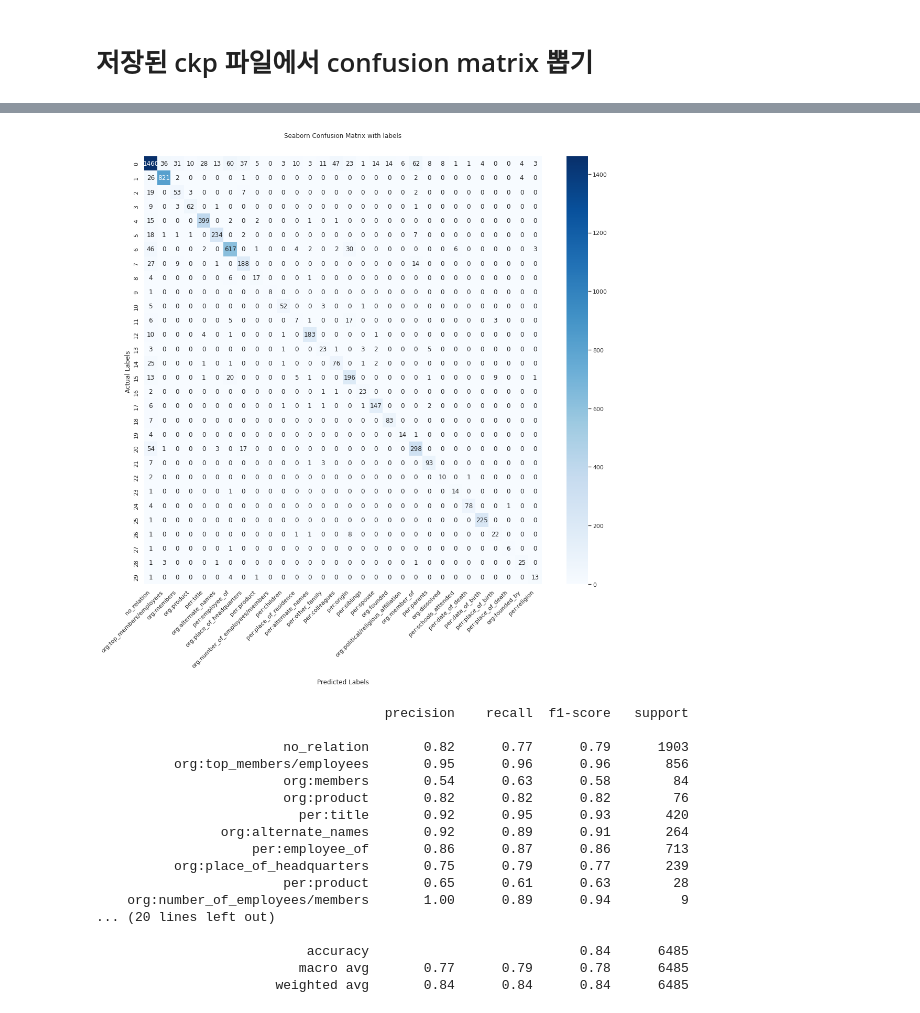
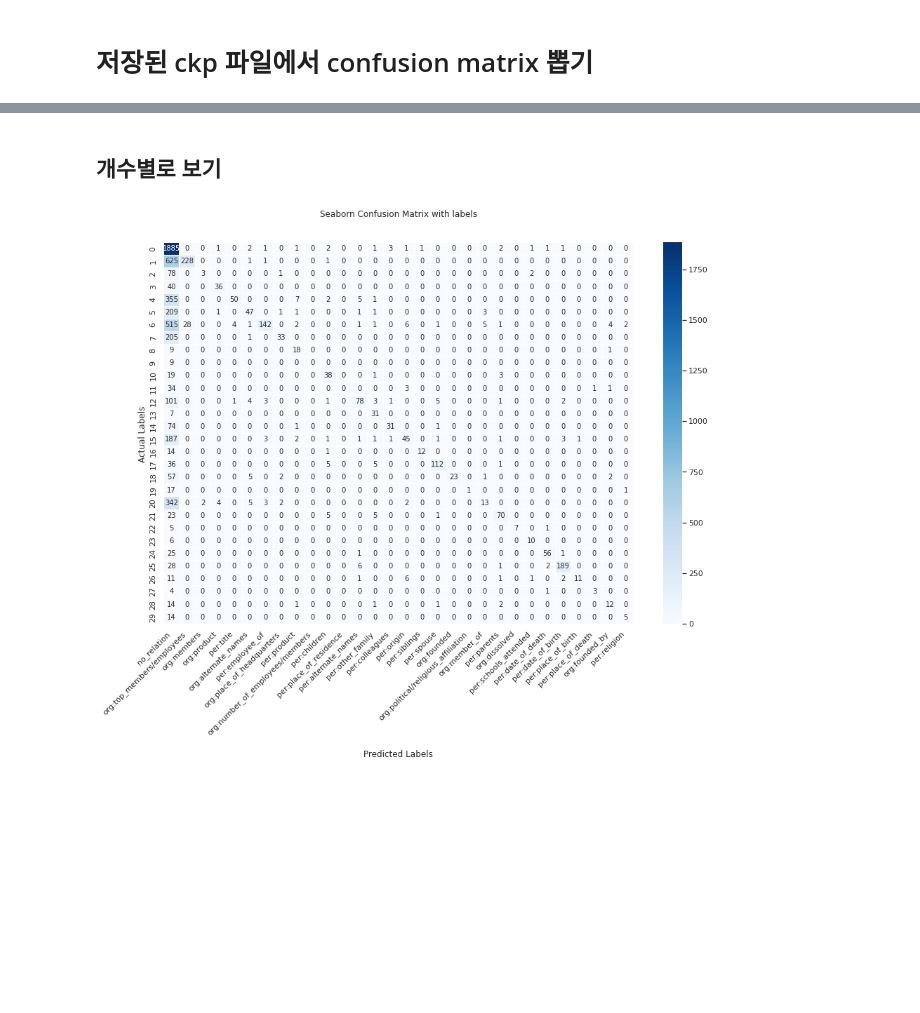
Before and after one commit to boostcampaitech3/level2-klue-level2-nlp-09, a Jupyter notebook: confusion_matrix.ipynb, the cells around one changed output, grey strips where cells are left out. Drawn from its saved outputs; the diff is of its cells as text; code cells hidden in the pictures; blank space fills up the shorter version.

Commit message:
test: plot confusion matrix

```diff
--- a/confusion_matrix.ipynb
+++ b/confusion_matrix.ipynb
@@ -42,7 +42,8 @@ if marking_mode != "normal" and  marking_mode != "typed_entity_punc":
 
 ## load my model
 ### confusion matrix를 뽑을 ckp파일 경로를 설정해주세요!!!!!
-ckp_dir = "/opt/ml/level2-klue-level2-nlp-09-old/results/checkpoint-4000"
+# ckp_dir = "/opt/ml/level2-klue-level2-nlp-09-old/results/checkpoint-4000"
+ckp_dir = "./results/checkpoint-3500"
 model =  AutoModelForSequenceClassification.from_pretrained(ckp_dir)
 # model.parameters
 model.to(device)
@@ -106,40 +107,22 @@ val_nums_arr = np.array(val_nums)
 pred_answer_arr = np.array(pred_answer)
 
 cm = metrics.confusion_matrix(val_nums_arr, pred_answer_arr)
-
-
-# plot
-sns.set(rc={'figure.figsize':(17, 15)})
-# sns.set(rc={'figure.figsize':(15, 10)})
-
-ax = sns.heatmap(cm, annot=True, cmap='Blues', fmt="d")
-ax.set_title('Seaborn Confusion Matrix with labels\n\n');
-ax.set_xlabel('\nPredicted Labels')
-ax.set_ylabel('Actual Labels ');
-
-ax.xaxis.set_ticklabels(label_list, rotation=45, ha="right")
-plt.show()
+cm_ans = metrics.confusion_matrix(val_nums_arr, val_nums_arr)
-# %% [output]
-[figure, removed]
-# %%
-# precision, recall, f1-score 출력
-
-print(classification_report(val_nums, pred_answer, target_names=label_list))
-# %% [output]
-                                     precision    recall  f1-score   support
-
-                        no_relation       0.82      0.77      0.79      1903
-          org:top_members/employees       0.95      0.96      0.96       856
-                        org:members       0.54      0.63      0.58        84
-                        org:product       0.82      0.82      0.82        76
-                          per:title       0.92      0.95      0.93       420
-                org:alternate_names       0.92      0.89      0.91       264
-                    per:employee_of       0.86      0.87      0.86       713
-          org:place_of_headquarters       0.75      0.79      0.77       239
-                        per:product       0.65      0.61      0.63        28
-    org:number_of_employees/members       1.00      0.89      0.94         9
-... (20 lines left out)
-
-                           accuracy                           0.84      6485
-                          macro avg       0.77      0.79      0.78      6485
-                       weighted avg       0.84      0.84      0.84      6485
+# %% [markdown]
+## 개수별로 보기
+# %%
+# plot
+# sns.set(rc={'figure.figsize':(17, 15)})
+sns.set(rc={'figure.figsize':(15, 10)})
+
+ax = sns.heatmap(cm, annot=True, cmap='Blues', fmt="d",
+                linewidths=.5,
+                annot_kws={"size": 10})
+ax.set_title('Seaborn Confusion Matrix with labels\n\n');
+ax.set_xlabel('\nPredicted Labels')
+ax.set_ylabel('Actual Labels ');
+
+ax.xaxis.set_ticklabels(label_list, rotation=45, ha="right")
+plt.show()
+# %% [output]
+[figure, added]
```
Also changed, not shown: parts of 4 cells of this notebook.
